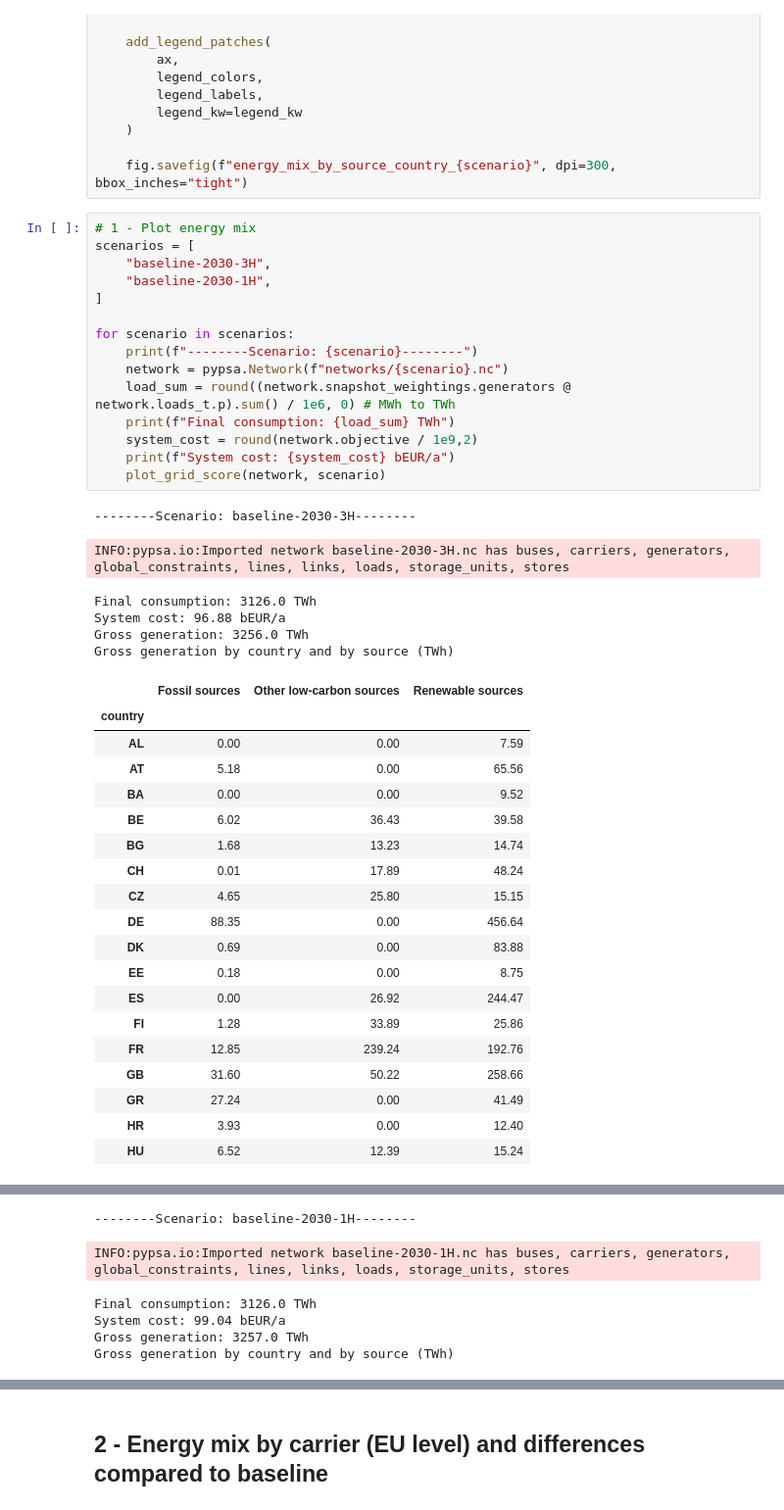
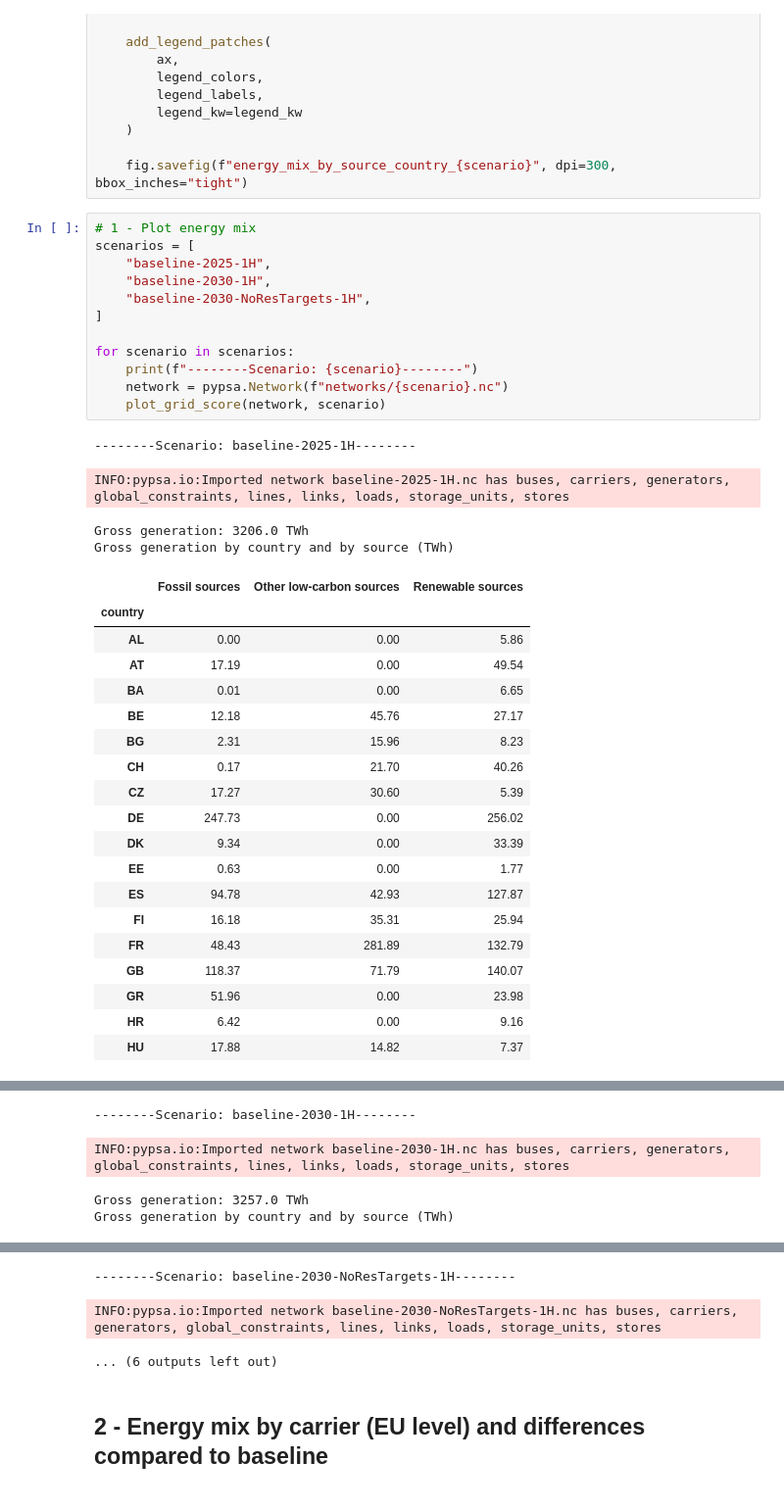
Before and after one commit to open-energy-transition/procurement-metastudy, a Jupyter notebook: notebooks/energy-mix.ipynb, the cells around one changed output, grey strips where cells are left out. Shown at 98% size. Cells and saved outputs as stored; diff of their text form.

```diff
--- a/notebooks/energy-mix.ipynb
+++ b/notebooks/energy-mix.ipynb
@@ -160,43 +160,38 @@ def plot_grid_score(n, scenario):
 # %%
 # 1 - Plot energy mix
 scenarios = [
-    "baseline-2030-3H",
+    "baseline-2025-1H",
     "baseline-2030-1H",
+    "baseline-2030-NoResTargets-1H",
 ]
 
 for scenario in scenarios:
     print(f"--------Scenario: {scenario}--------")
     network = pypsa.Network(f"networks/{scenario}.nc")
-    load_sum = round((network.snapshot_weightings.generators @ network.loads_t.p).sum() / 1e6, 0) # MWh to TWh
-    print(f"Final consumption: {load_sum} TWh")
-    system_cost = round(network.objective / 1e9,2)
-    print(f"System cost: {system_cost} bEUR/a")
     plot_grid_score(network, scenario)
 # %% [output]
---------Scenario: baseline-2030-3H--------
+--------Scenario: baseline-2025-1H--------
-INFO:pypsa.io:Imported network baseline-2030-3H.nc has buses, carriers, generators, global_constraints, lines, links, loads, storage_units, stores
+INFO:pypsa.io:Imported network baseline-2025-1H.nc has buses, carriers, generators, global_constraints, lines, links, loads, storage_units, stores
-Final consumption: 3126.0 TWh
-System cost: 96.88 bEUR/a
-Gross generation: 3256.0 TWh
+Gross generation: 3206.0 TWh
 Gross generation by country and by source (TWh)
 |  | Fossil sources | Other low-carbon sources | Renewable sources |
 | country |  |  |  |
-| AL | 0.00 | 0.00 | 7.59 |
-| AT | 5.18 | 0.00 | 65.56 |
-| BA | 0.00 | 0.00 | 9.52 |
-| BE | 6.02 | 36.43 | 39.58 |
-| BG | 1.68 | 13.23 | 14.74 |
-| CH | 0.01 | 17.89 | 48.24 |
-| CZ | 4.65 | 25.80 | 15.15 |
-| DE | 88.35 | 0.00 | 456.64 |
-| DK | 0.69 | 0.00 | 83.88 |
-| EE | 0.18 | 0.00 | 8.75 |
-| ES | 0.00 | 26.92 | 244.47 |
-| FI | 1.28 | 33.89 | 25.86 |
-| FR | 12.85 | 239.24 | 192.76 |
-| GB | 31.60 | 50.22 | 258.66 |
-| GR | 27.24 | 0.00 | 41.49 |
-| HR | 3.93 | 0.00 | 12.40 |
-| HU | 6.52 | 12.39 | 15.24 |
+| AL | 0.00 | 0.00 | 5.86 |
+| AT | 17.19 | 0.00 | 49.54 |
+| BA | 0.01 | 0.00 | 6.65 |
+| BE | 12.18 | 45.76 | 27.17 |
+| BG | 2.31 | 15.96 | 8.23 |
+| CH | 0.17 | 21.70 | 40.26 |
+| CZ | 17.27 | 30.60 | 5.39 |
+| DE | 247.73 | 0.00 | 256.02 |
+| DK | 9.34 | 0.00 | 33.39 |
+| EE | 0.63 | 0.00 | 1.77 |
+| ES | 94.78 | 42.93 | 127.87 |
+| FI | 16.18 | 35.31 | 25.94 |
+| FR | 48.43 | 281.89 | 132.79 |
+| GB | 118.37 | 71.79 | 140.07 |
+| GR | 51.96 | 0.00 | 23.98 |
+| HR | 6.42 | 0.00 | 9.16 |
+| HU | 17.88 | 14.82 | 7.37 |
 |  | Fossil sources | Other low-carbon sources | Renewable sources |
 | country |  |  |  |
@@ -220,7 +215,5 @@ Gross generation by country and by source (TWh)
 --------Scenario: baseline-2030-1H--------
 INFO:pypsa.io:Imported network baseline-2030-1H.nc has buses, carriers, generators, global_constraints, lines, links, loads, storage_units, stores
-Final consumption: 3126.0 TWh
-System cost: 99.04 bEUR/a
 Gross generation: 3257.0 TWh
 Gross generation by country and by source (TWh)
 |  | Fossil sources | Other low-carbon sources | Renewable sources |
@@ -266,3 +257,6 @@ Gross generation by country and by source (TWh)
+--------Scenario: baseline-2030-NoResTargets-1H--------
+INFO:pypsa.io:Imported network baseline-2030-NoResTargets-1H.nc has buses, carriers, generators, global_constraints, lines, links, loads, storage_units, stores
+... (6 outputs left out)
 # %% [markdown]
 ## 2 - Energy mix by carrier (EU level) and differences compared to baseline
 # %%
```
Also changed, not shown: parts of 10 cells of this notebook, 2 other files.
